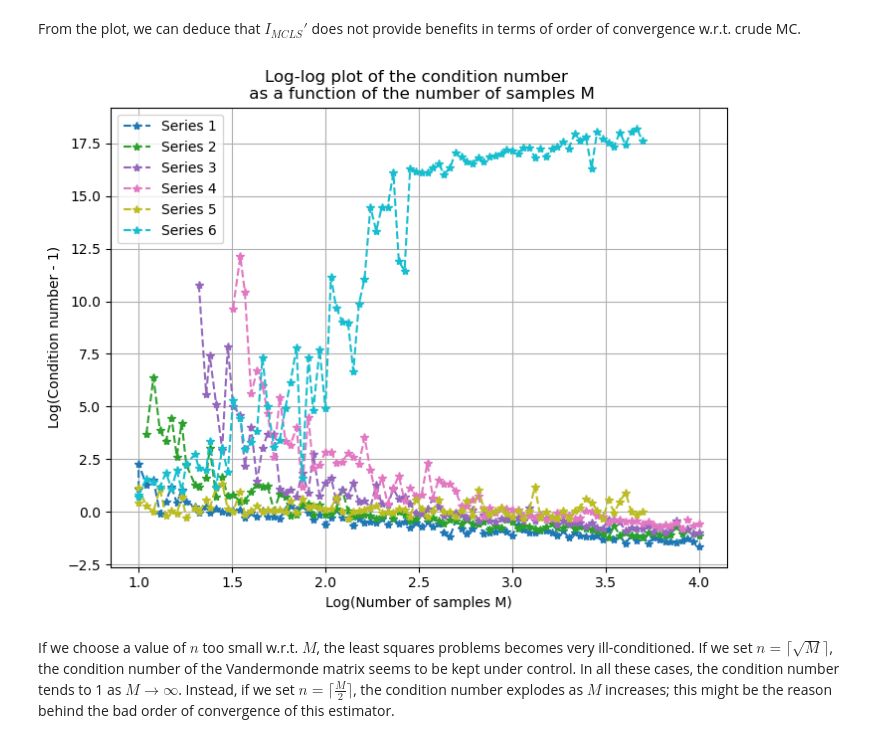
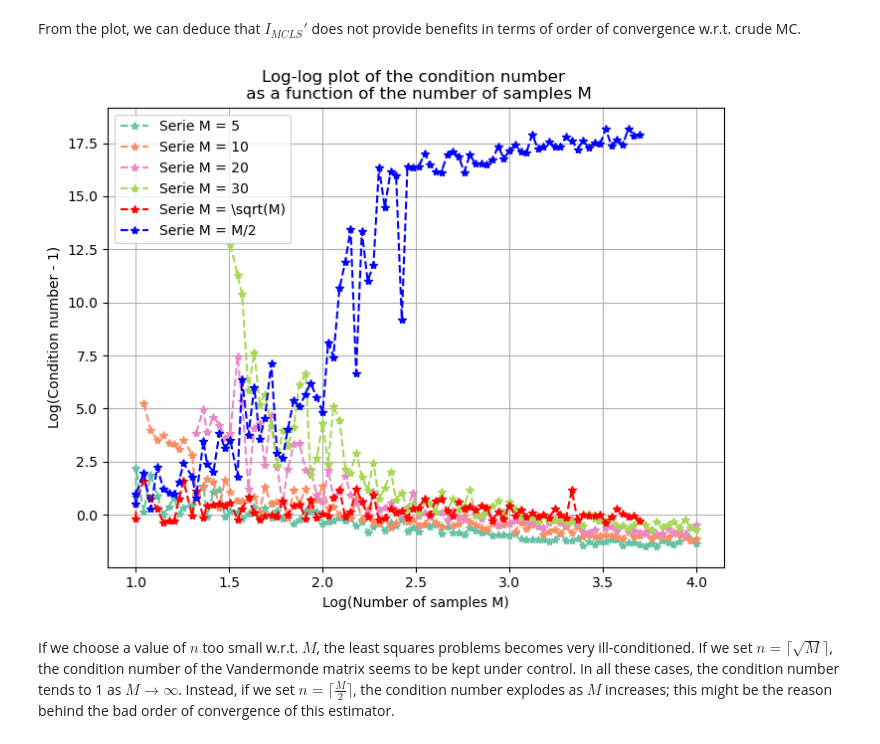
Before and after one commit to FraBet29/stochastic-simulation-project, a Jupyter notebook: notebook.ipynb, the cells around one changed output. Cells and saved outputs as stored; diff of their text form; code cells hidden in the pictures.

Commit message:
Trying to make graphs more readable
Don't hesitate to change it though, if you find a better way to show

```diff
--- a/notebook.ipynb
+++ b/notebook.ipynb
@@ -171,9 +123,9 @@ multiple_loglog_graph(nb_samples, MCLS_prime_estims, ref_value, trials_n)
 # %% [markdown]
 From the plot, we can deduce that $I_{MCLS}'$ does not provide benefits in terms of order of convergence w.r.t. crude MC.
 # %%
-multiple_cond_loglog_graph(nb_samples, MCLS_cond)
+multiple_cond_loglog_graph(nb_samples, MCLS_cond, trials_n)
 # %% [output]
-[figure, old version]
+[figure, new version]
 # %% [markdown]
 If we choose a value of $n$ too small w.r.t. $M$, the least squares problems becomes very ill-conditioned. If we set $n = \lceil \sqrt M \rceil$, the condition number of the Vandermonde matrix seems to be kept under control. In all these cases, the condition number tends to 1 as $M \to \infty$. Instead, if we set $n = \lceil \frac{M}{2} \rceil$, the condition number explodes as $M$ increases; this might be the reason behind the bad order of convergence of this estimator.
 # %% [markdown]
```
Also changed, not shown: parts of 8 cells of this notebook, 1 other file.
